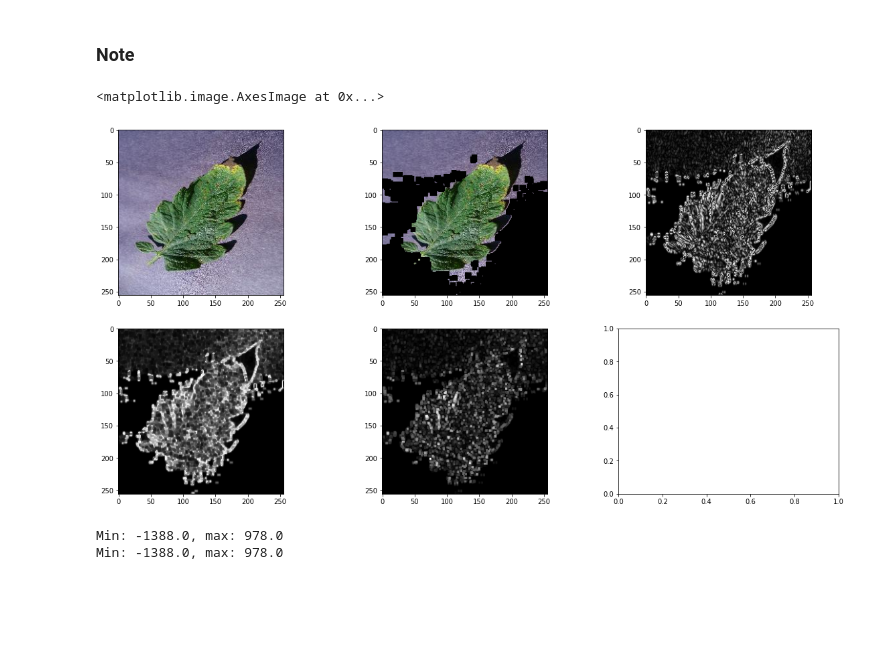
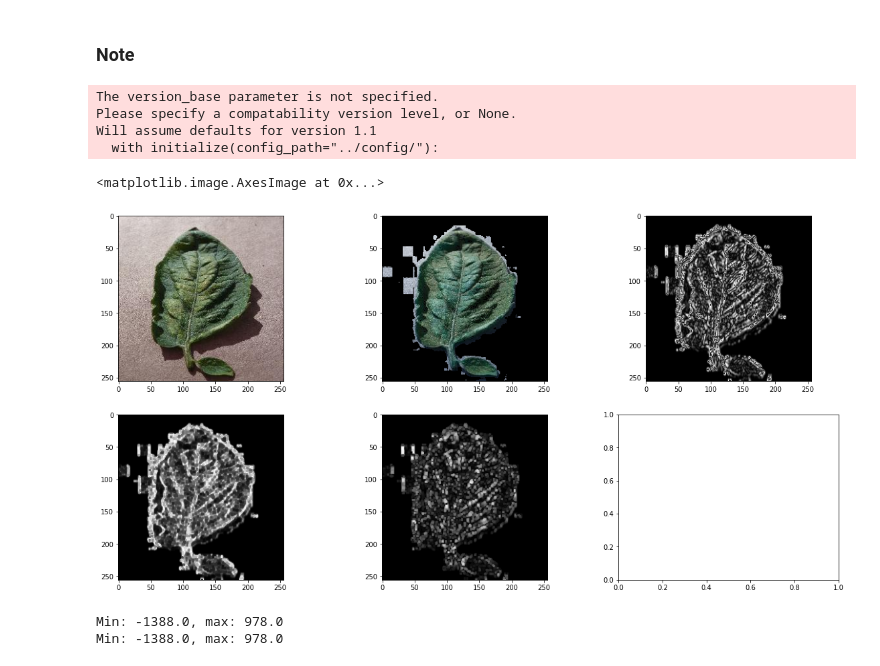
Before and after one commit to ngnambka00-github/tomato-leaf-disease, a Jupyter notebook: src/XLA_Project.ipynb, the cells around one changed output. Cells and saved outputs as stored; diff of their text form; code cells hidden in the pictures; blank space fills up the shorter version.

```diff
--- a/src/XLA_Project.ipynb
+++ b/src/XLA_Project.ipynb
@@ -157,35 +157,42 @@ plt.show()
 ### Note
 # %%
 from utils import *
-from fcmeans import FCM
+import cv2
 import numpy as np
 from matplotlib import pyplot as plt
 
 # image = cv2.imread('../data/plantvillage/Early_blight/0012b9d2-2130-4a06-a834-b1f3af34f57e___RS_Erly.B 8389.JPG')
-image = cv2.imread('../data/plantvillage/Septoria_leaf_spot/0176f68f-a3d8-473b-9bea-c075a5507b34___JR_Sept.L.S 2504.JPG')
+image = cv2.imread('../data/plantvillage/Spider_mites Two-spotted_spider_mite/002835d1-c18e-4471-aa6e-8d8c29585e9b___Com.G_SpM_FL 8584.JPG')
 
-bg_remove_img = remove_background(image)
+rgb_img = cv2.cvtColor(image, cv2.COLOR_BGR2RGB)
+hsv_img = cv2.cvtColor(rgb_img, cv2.COLOR_RGB2HSV)
+
+bg_remove_img = img_segmentation(rgb_img, hsv_img)
 
 sharpen_img = sobel_edge_detection_2(cv2.cvtColor(bg_remove_img, cv2.COLOR_BGR2GRAY))
 
 kernel = np.ones((3,3),np.uint8)
 closing = cv2.morphologyEx(sharpen_img, cv2.MORPH_CLOSE, kernel)
 opening = cv2.morphologyEx(sharpen_img, cv2.MORPH_OPEN, kernel)
 
 # fcm_img = fcm_image(remove_noise_img, n_cluster=20)
 
 #show image
 fig = plt.figure(figsize=(20, 10))
 (ax1, ax2, ax3) ,(ax4, ax5, ax6) = fig.subplots(2, 3)
 
 ax1.imshow(image[:, :, ::-1])
 ax2.imshow(bg_remove_img[:,:, ::-1])
 ax3.imshow(sharpen_img, cmap="gray")
 ax4.imshow(closing, cmap="gray")
 ax5.imshow(opening, cmap="gray")
 # %% [output]
-<matplotlib.image.AxesImage at 0x...>
+The version_base parameter is not specified.
+Please specify a compatability version level, or None.
+Will assume defaults for version 1.1
+  with initialize(config_path="../config/"):
+<matplotlib.image.AxesImage at 0x...>
-[figure, old version]
+[figure, new version]
 # %%
 import cv2
 import numpy as np
```
Also changed, not shown: 6 other files.
